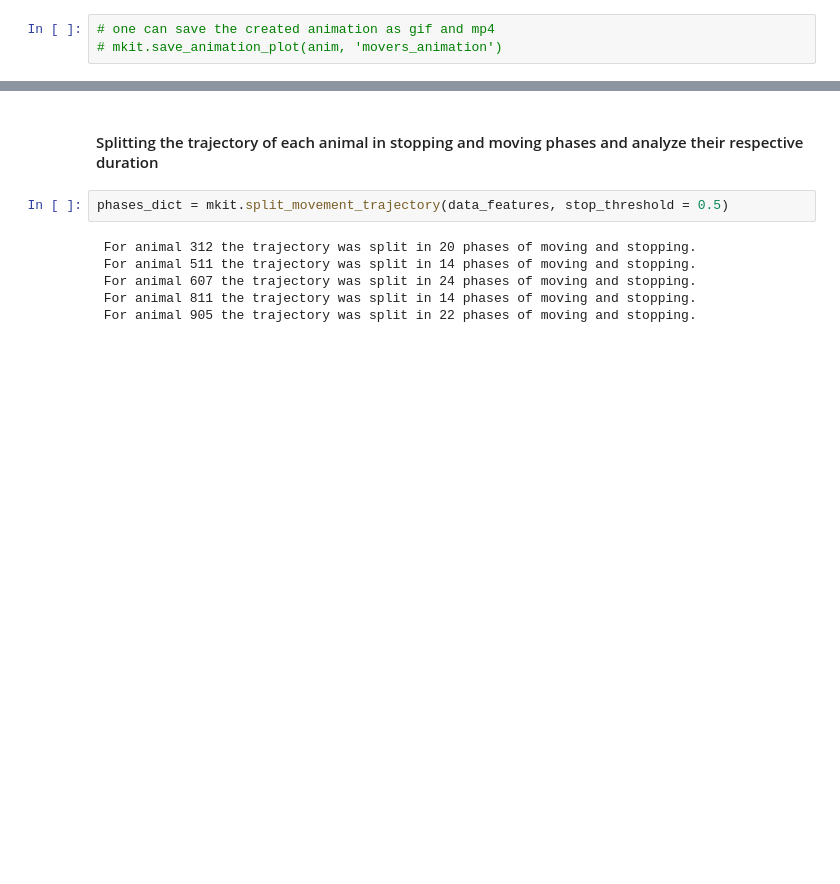
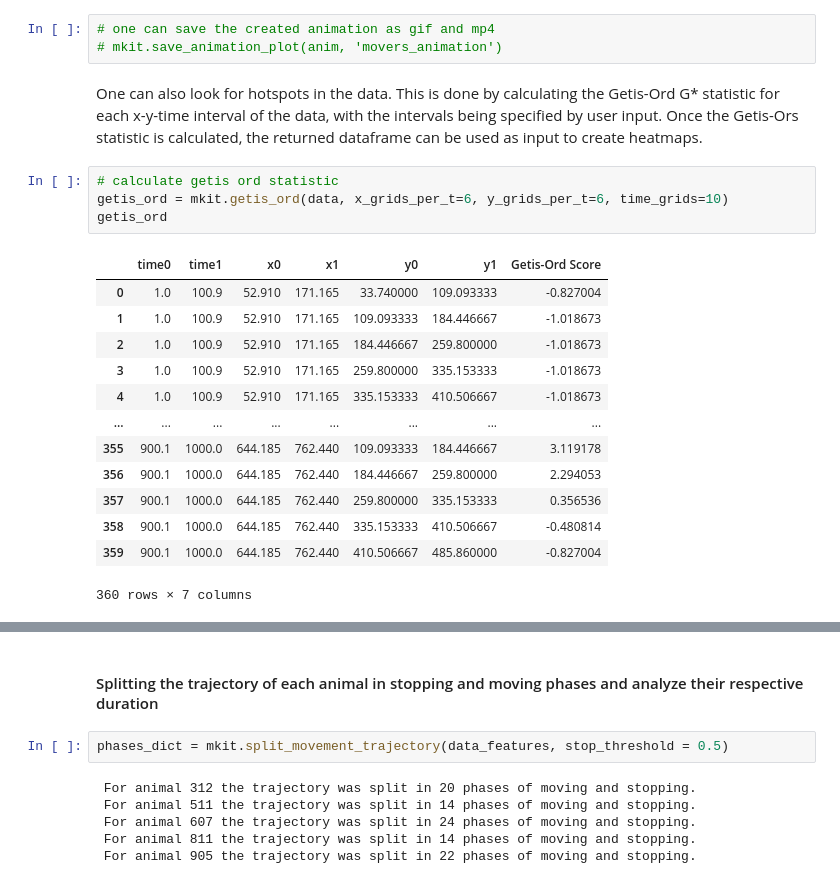
Before and after one commit to dbvis-ukon/movekit, a Jupyter notebook: docs/examples/02_extract_features.ipynb, the cells around one changed output, grey strips where cells are left out. Cells and saved outputs as stored; diff of their text form; blank space fills up the shorter version.

```diff
--- a/docs/examples/02_extract_features.ipynb
+++ b/docs/examples/02_extract_features.ipynb
@@ -184,3 +184,23 @@ anim = mkit.animate_movement(data, viewsize = 100)
 # %%
 # one can save the created animation as gif and mp4
 # mkit.save_animation_plot(anim, 'movers_animation')
+# %% [markdown]
+One can also look for hotspots in the data. This is done by calculating the Getis-Ord G* statistic for each x-y-time interval of the data, with the intervals being specified by user input. Once the Getis-Ors statistic is calculated, the returned dataframe can be used as input to create heatmaps.
+# %%
+# calculate getis ord statistic
+getis_ord = mkit.getis_ord(data, x_grids_per_t=6, y_grids_per_t=6, time_grids=10)
+getis_ord
+# %% [output]
+|  | time0 | time1 | x0 | x1 | y0 | y1 | Getis-Ord Score |
+| 0 | 1.0 | 100.9 | 52.910 | 171.165 | 33.740000 | 109.093333 | -0.827004 |
+| 1 | 1.0 | 100.9 | 52.910 | 171.165 | 109.093333 | 184.446667 | -1.018673 |
+| 2 | 1.0 | 100.9 | 52.910 | 171.165 | 184.446667 | 259.800000 | -1.018673 |
+| 3 | 1.0 | 100.9 | 52.910 | 171.165 | 259.800000 | 335.153333 | -1.018673 |
+| 4 | 1.0 | 100.9 | 52.910 | 171.165 | 335.153333 | 410.506667 | -1.018673 |
+| ... | ... | ... | ... | ... | ... | ... | ... |
+| 355 | 900.1 | 1000.0 | 644.185 | 762.440 | 109.093333 | 184.446667 | 3.119178 |
+| 356 | 900.1 | 1000.0 | 644.185 | 762.440 | 184.446667 | 259.800000 | 2.294053 |
+| 357 | 900.1 | 1000.0 | 644.185 | 762.440 | 259.800000 | 335.153333 | 0.356536 |
+| 358 | 900.1 | 1000.0 | 644.185 | 762.440 | 335.153333 | 410.506667 | -0.480814 |
+| 359 | 900.1 | 1000.0 | 644.185 | 762.440 | 410.506667 | 485.860000 | -0.827004 |
+360 rows × 7 columns
```
Also changed, not shown: parts of 7 cells of this notebook, 10 other files.
